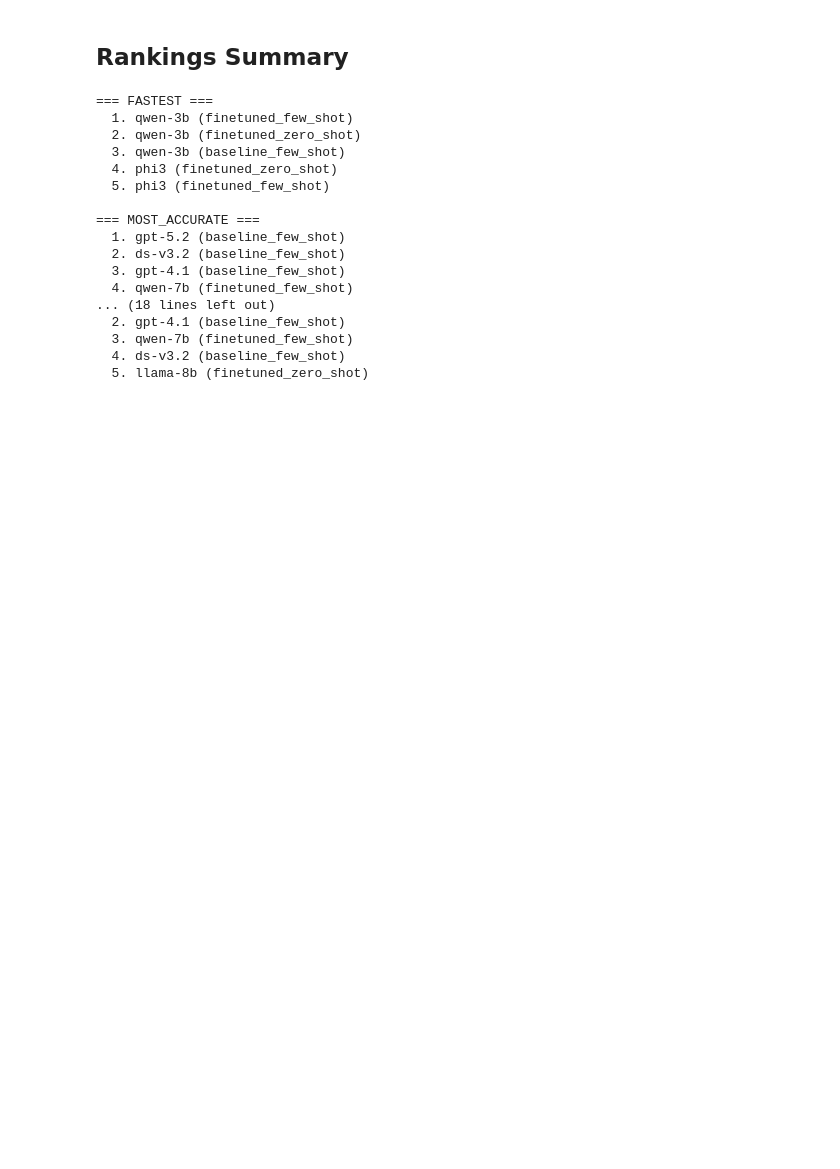
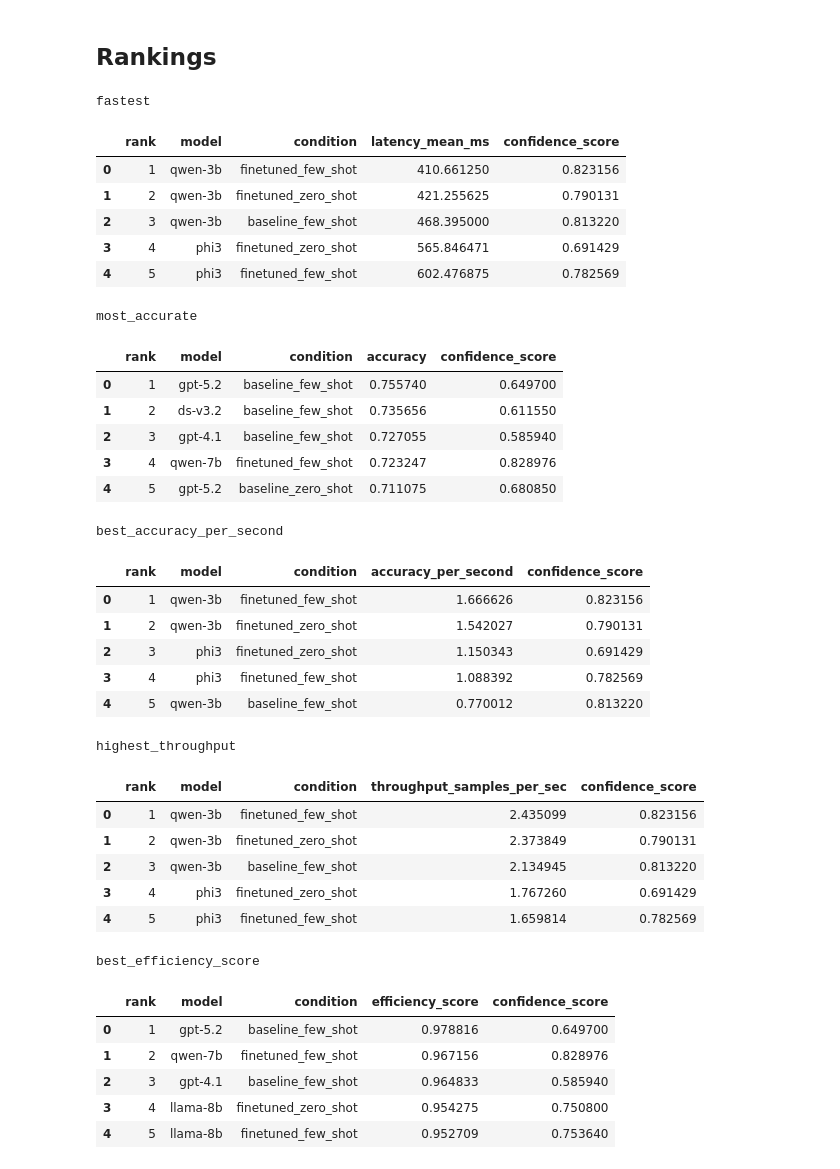
Before and after one commit to vladanaSTM/nl2atl, a Jupyter notebook: outputs/LLM-evaluation/efficiency_report.ipynb, the cells around one changed output. Saved outputs shown, nothing was run; the diff lists cells and outputs as text; code cells hidden in the pictures; blank space fills up the shorter version.

```diff
--- a/outputs/LLM-evaluation/efficiency_report.ipynb
+++ b/outputs/LLM-evaluation/efficiency_report.ipynb
@@ -151,25 +61,42 @@ display(by_model.sort_values('accuracy_best', ascending=False))
 # %% [markdown]
-## Rankings Summary
+## Rankings
-# %%
-for ranking_name, ranking_data in report['rankings'].items():
-    print(f"\n=== {ranking_name.upper()} ===")
-    for item in ranking_data:
-        print(f"  {item['rank']}. {item['model']} ({item.get('condition', 'N/A')})")
-# %% [output]
-=== FASTEST ===
-  1. qwen-3b (finetuned_few_shot)
-  2. qwen-3b (finetuned_zero_shot)
-  3. qwen-3b (baseline_few_shot)
-  4. phi3 (finetuned_zero_shot)
-  5. phi3 (finetuned_few_shot)
-
-=== MOST_ACCURATE ===
-  1. gpt-5.2 (baseline_few_shot)
-  2. ds-v3.2 (baseline_few_shot)
-  3. gpt-4.1 (baseline_few_shot)
-  4. qwen-7b (finetuned_few_shot)
-... (18 lines left out)
-  2. gpt-4.1 (baseline_few_shot)
-  3. qwen-7b (finetuned_few_shot)
-  4. ds-v3.2 (baseline_few_shot)
-  5. llama-8b (finetuned_zero_shot)
+# %%
+for name, rows in report['rankings'].items():
+    print(f'\n{name}')
+    display(pd.DataFrame(rows))
+# %% [output]
+fastest
+|  | rank | model | condition | latency_mean_ms | confidence_score |
+| 0 | 1 | qwen-3b | finetuned_few_shot | 410.661250 | 0.823156 |
+| 1 | 2 | qwen-3b | finetuned_zero_shot | 421.255625 | 0.790131 |
+| 2 | 3 | qwen-3b | baseline_few_shot | 468.395000 | 0.813220 |
+| 3 | 4 | phi3 | finetuned_zero_shot | 565.846471 | 0.691429 |
+| 4 | 5 | phi3 | finetuned_few_shot | 602.476875 | 0.782569 |
+most_accurate
+|  | rank | model | condition | accuracy | confidence_score |
+| 0 | 1 | gpt-5.2 | baseline_few_shot | 0.755740 | 0.649700 |
+| 1 | 2 | ds-v3.2 | baseline_few_shot | 0.735656 | 0.611550 |
+| 2 | 3 | gpt-4.1 | baseline_few_shot | 0.727055 | 0.585940 |
+| 3 | 4 | qwen-7b | finetuned_few_shot | 0.723247 | 0.828976 |
+| 4 | 5 | gpt-5.2 | baseline_zero_shot | 0.711075 | 0.680850 |
+best_accuracy_per_second
+|  | rank | model | condition | accuracy_per_second | confidence_score |
+| 0 | 1 | qwen-3b | finetuned_few_shot | 1.666626 | 0.823156 |
+| 1 | 2 | qwen-3b | finetuned_zero_shot | 1.542027 | 0.790131 |
+| 2 | 3 | phi3 | finetuned_zero_shot | 1.150343 | 0.691429 |
+| 3 | 4 | phi3 | finetuned_few_shot | 1.088392 | 0.782569 |
+| 4 | 5 | qwen-3b | baseline_few_shot | 0.770012 | 0.813220 |
+highest_throughput
+|  | rank | model | condition | throughput_samples_per_sec | confidence_score |
+| 0 | 1 | qwen-3b | finetuned_few_shot | 2.435099 | 0.823156 |
+| 1 | 2 | qwen-3b | finetuned_zero_shot | 2.373849 | 0.790131 |
+| 2 | 3 | qwen-3b | baseline_few_shot | 2.134945 | 0.813220 |
+| 3 | 4 | phi3 | finetuned_zero_shot | 1.767260 | 0.691429 |
+| 4 | 5 | phi3 | finetuned_few_shot | 1.659814 | 0.782569 |
+best_efficiency_score
+|  | rank | model | condition | efficiency_score | confidence_score |
+| 0 | 1 | gpt-5.2 | baseline_few_shot | 0.978816 | 0.649700 |
+| 1 | 2 | qwen-7b | finetuned_few_shot | 0.967156 | 0.828976 |
+| 2 | 3 | gpt-4.1 | baseline_few_shot | 0.964833 | 0.585940 |
+| 3 | 4 | llama-8b | finetuned_zero_shot | 0.954275 | 0.750800 |
+| 4 | 5 | llama-8b | finetuned_few_shot | 0.952709 | 0.753640 |
```
Also changed, not shown: parts of 20 cells of this notebook, 26 other files.
